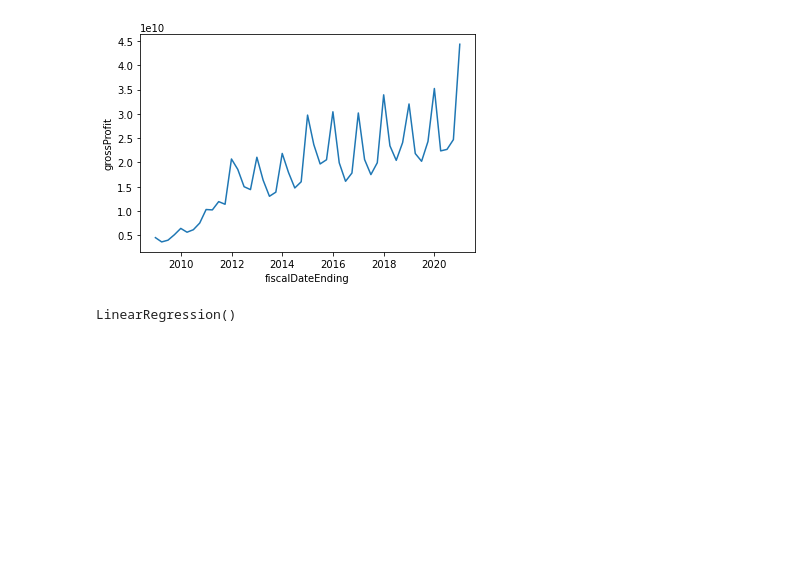
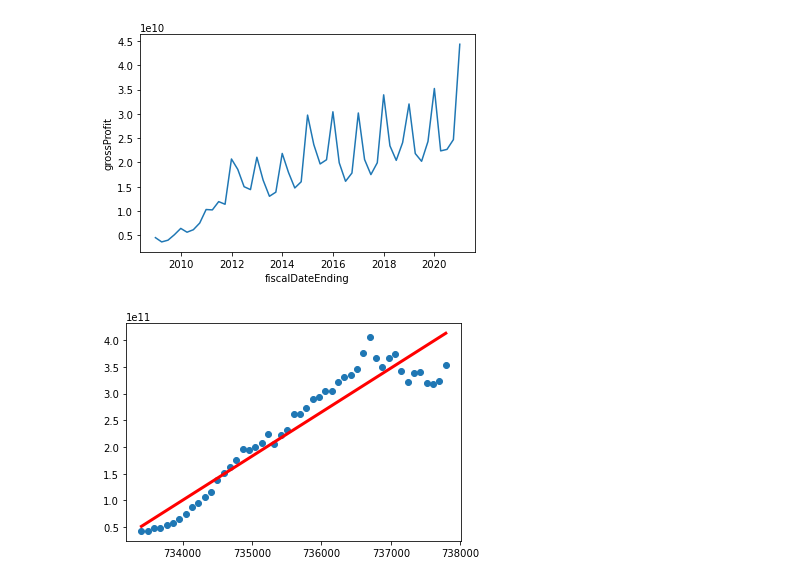
Before and after one commit to y-jiahao/stock-price-prediction, a Jupyter notebook: Jia Hao/main.ipynb, the cells around one changed output. Cells and saved outputs as stored; diff of their text form; code cells hidden in the pictures; blank space fills up the shorter version.

Commit message:
Linear regression on variables with time

```diff
--- a/Jia Hao/main.ipynb
+++ b/Jia Hao/main.ipynb
@@ -112,14 +114,26 @@ sb.lineplot(data=profits, x="fiscalDateEnding", y="grossProfit")
 # %% [output]
 <AxesSubplot:xlabel='fiscalDateEnding', ylabel='grossProfit'>
 [figure]
-# %%
-from sklearn.linear_model import LinearRegression
-
-dates = pd.DataFrame(assets_liab1['fiscalDateEnding'])
-assets = pd.DataFrame(assets_liab1['totalAssets'])
-
-linreg = LinearRegression()
-linreg.fit(dates, assets)
-# %% [output]
-LinearRegression()
+# %%
+assets_liab_ordinal = assets_liab.copy(deep=True)
+assets_liab_ordinal.index = assets_liab_ordinal.index.map(dt.datetime.toordinal)
+profits_ordinal = profits.copy(deep=True)
+profits_ordinal.index = profits_ordinal.index.map(dt.datetime.toordinal)
+# %%
+from sklearn.linear_model import LinearRegression
+linreg = LinearRegression()
+
+ordinalno = pd.DataFrame(assets_liab_ordinal.index)
+totalassets = pd.DataFrame(assets_liab_ordinal['totalAssets'])
+totalliabs = pd.DataFrame(assets_liab_ordinal['totalLiabilities'])
+
+linreg.fit(ordinalno, totalassets)
+regline_x = ordinalno
+regline_y = linreg.intercept_ + linreg.coef_ * ordinalno
+
+plt.scatter(ordinalno, totalassets)
+plt.plot(regline_x, regline_y, 'r-', linewidth = 3)
+plt.show()
+# %% [output]
+[figure, added]
 # %%
```
Also changed, not shown: parts of 6 cells of this notebook.
